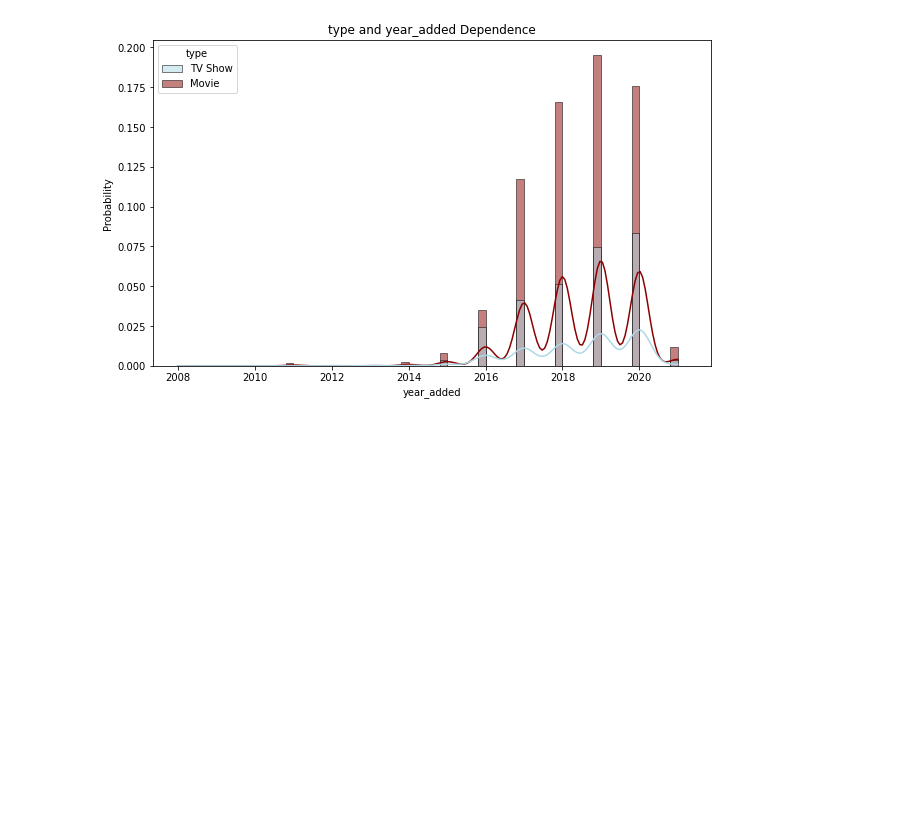
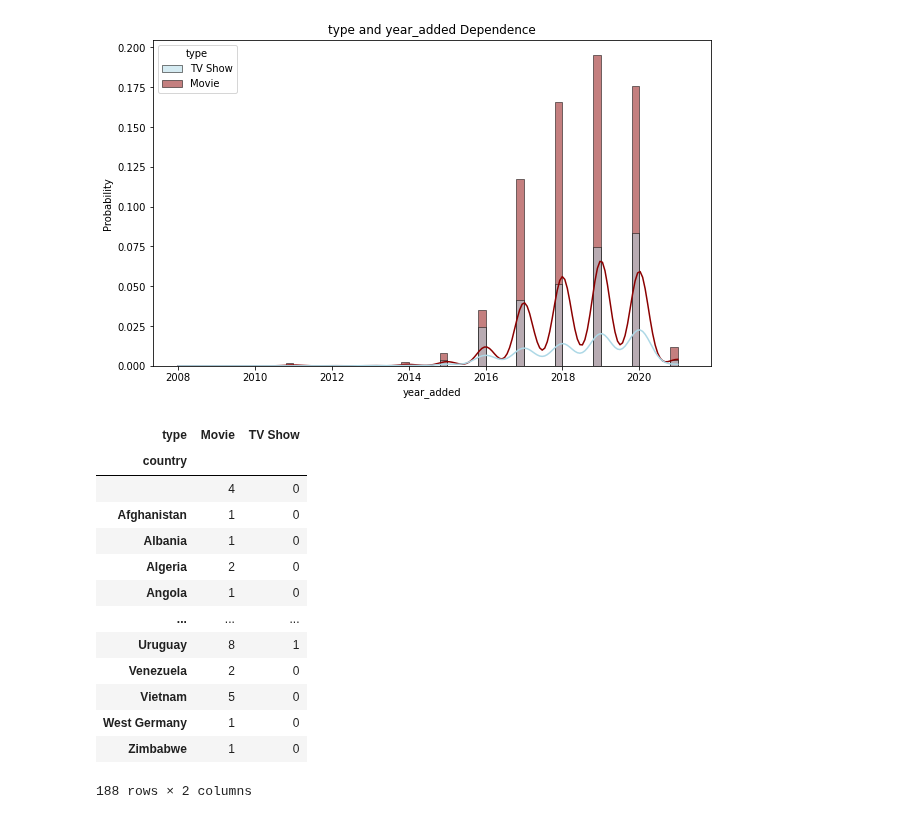
Before and after one commit to gauriagarwal18/NETFLIX_MOVIES_AND_TV_SHOWS_CLUSTERING, a Jupyter notebook: Netflix_Movies_And_Tv_Shows_Clustering_.ipynb, the cells around one changed output. Cells and saved outputs as stored; diff of their text form; code cells hidden in the pictures; blank space fills up the shorter version.

```diff
--- a/Netflix_Movies_And_Tv_Shows_Clustering_.ipynb
+++ b/Netflix_Movies_And_Tv_Shows_Clustering_.ipynb
@@ -821,0 +837,18 @@ plt.show()
+# %%
+type_country=pd.crosstab(netflix["country"],netflix["type"])
+type_country
+# %% [output]
+| type | Movie | TV Show |
+| country |  |  |
+|  | 4 | 0 |
+| Afghanistan | 1 | 0 |
+| Albania | 1 | 0 |
+| Algeria | 2 | 0 |
+| Angola | 1 | 0 |
+| ... | ... | ... |
+| Uruguay | 8 | 1 |
+| Venezuela | 2 | 0 |
+| Vietnam | 5 | 0 |
+| West Germany | 1 | 0 |
+| Zimbabwe | 1 | 0 |
+188 rows × 2 columns
```
Also changed, not shown: parts of 2 cells of this notebook.
